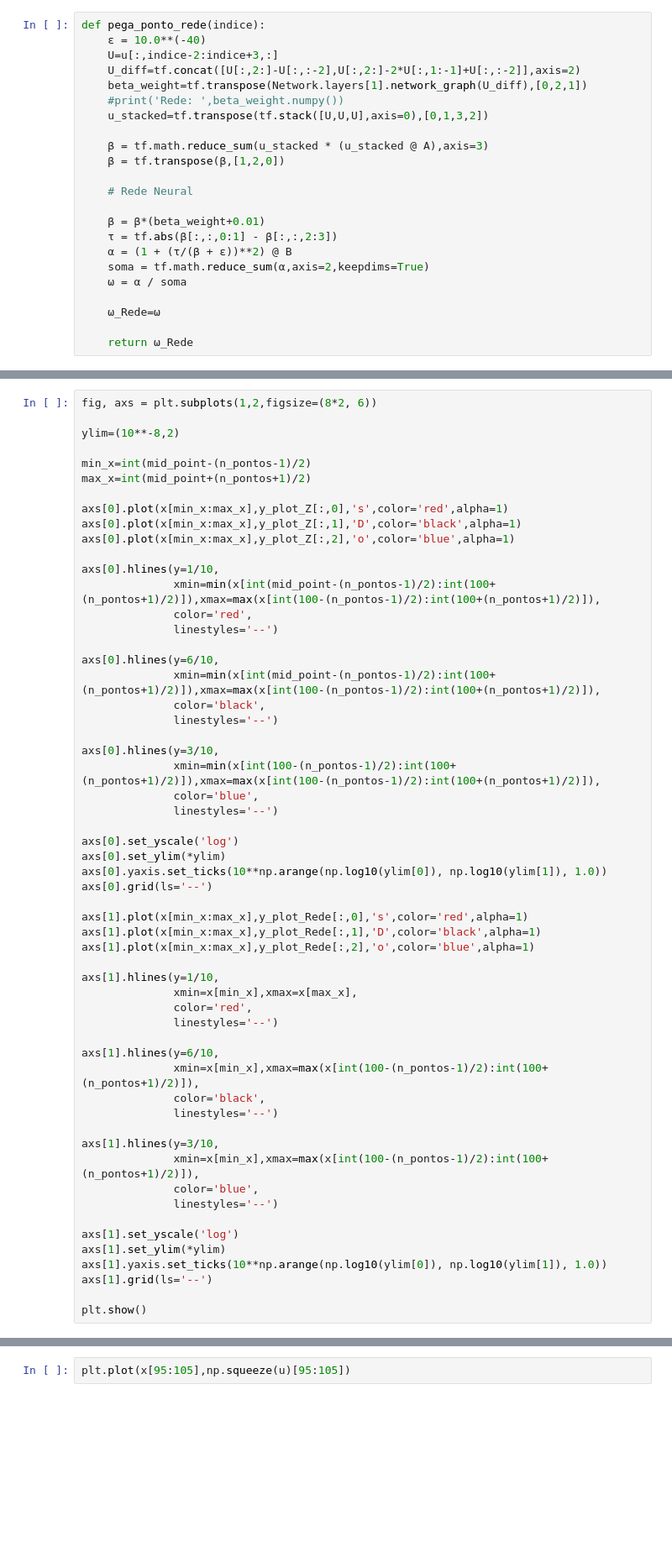
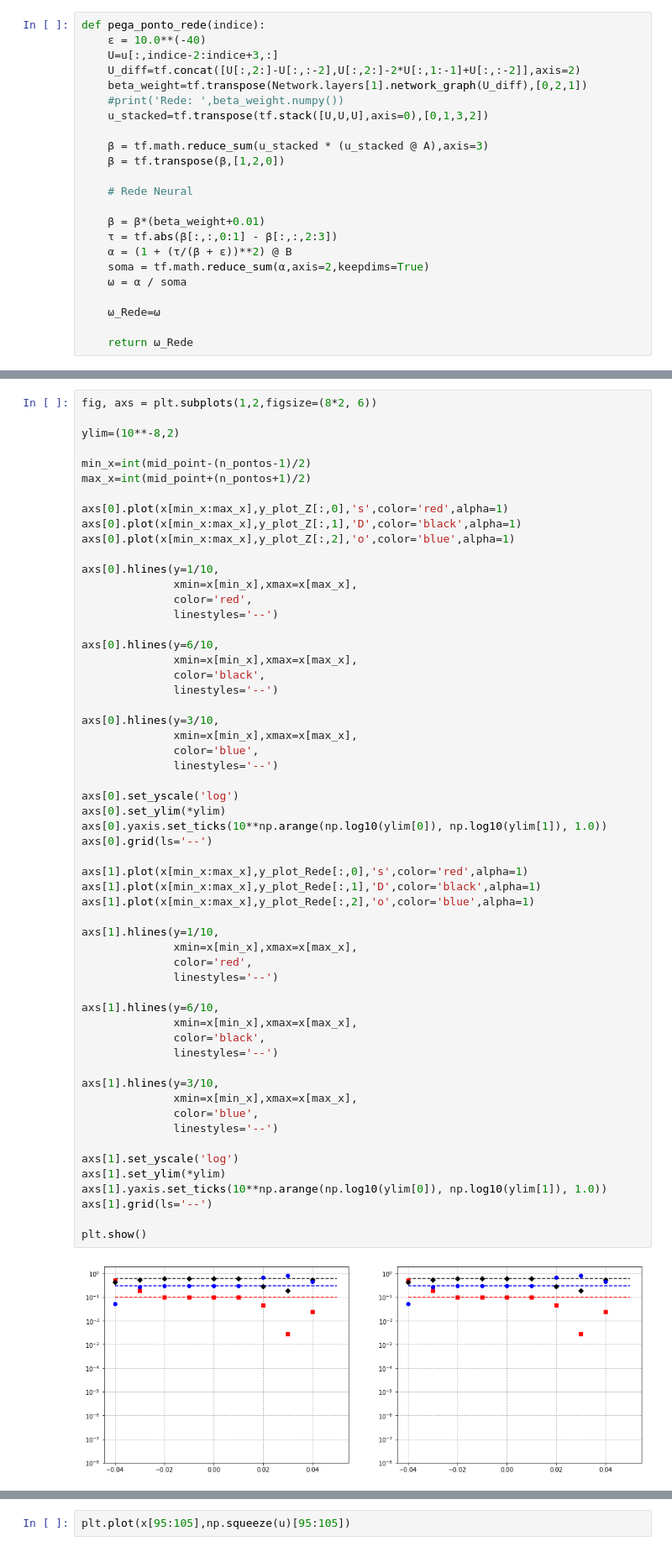
Before and after one commit to silvaneojunior/Top_mat_A, a Jupyter notebook: Grafico artigo WENO Z.ipynb, the cells around one changed output, grey strips where cells are left out. Shown at 84% size. Cells and saved outputs as stored; diff of their text form; blank space fills up the shorter version.

```diff
--- a/Grafico artigo WENO Z.ipynb
+++ b/Grafico artigo WENO Z.ipynb
@@ -288,50 +295,52 @@ axs[0].plot(x[min_x:max_x],y_plot_Z[:,1],'D',color='black',alpha=1)
 axs[0].plot(x[min_x:max_x],y_plot_Z[:,2],'o',color='blue',alpha=1)
 
 axs[0].hlines(y=1/10,
-              xmin=min(x[int(mid_point-(n_pontos-1)/2):int(100+(n_pontos+1)/2)]),xmax=max(x[int(100-(n_pontos-1)/2):int(100+(n_pontos+1)/2)]),
+              xmin=x[min_x],xmax=x[max_x],
               color='red',
               linestyles='--')
 
 axs[0].hlines(y=6/10,
-              xmin=min(x[int(mid_point-(n_pontos-1)/2):int(100+(n_pontos+1)/2)]),xmax=max(x[int(100-(n_pontos-1)/2):int(100+(n_pontos+1)/2)]),
+              xmin=x[min_x],xmax=x[max_x],
               color='black',
               linestyles='--')
 
 axs[0].hlines(y=3/10,
-              xmin=min(x[int(100-(n_pontos-1)/2):int(100+(n_pontos+1)/2)]),xmax=max(x[int(100-(n_pontos-1)/2):int(100+(n_pontos+1)/2)]),
+              xmin=x[min_x],xmax=x[max_x],
               color='blue',
               linestyles='--')
 
 axs[0].set_yscale('log')
 axs[0].set_ylim(*ylim)
 axs[0].yaxis.set_ticks(10**np.arange(np.log10(ylim[0]), np.log10(ylim[1]), 1.0))
 axs[0].grid(ls='--')
 
 axs[1].plot(x[min_x:max_x],y_plot_Rede[:,0],'s',color='red',alpha=1)
 axs[1].plot(x[min_x:max_x],y_plot_Rede[:,1],'D',color='black',alpha=1)
 axs[1].plot(x[min_x:max_x],y_plot_Rede[:,2],'o',color='blue',alpha=1)
 
 axs[1].hlines(y=1/10,
               xmin=x[min_x],xmax=x[max_x],
               color='red',
               linestyles='--')
 
 axs[1].hlines(y=6/10,
-              xmin=x[min_x],xmax=max(x[int(100-(n_pontos-1)/2):int(100+(n_pontos+1)/2)]),
+              xmin=x[min_x],xmax=x[max_x],
               color='black',
               linestyles='--')
 
 axs[1].hlines(y=3/10,
-              xmin=x[min_x],xmax=max(x[int(100-(n_pontos-1)/2):int(100+(n_pontos+1)/2)]),
+              xmin=x[min_x],xmax=x[max_x],
               color='blue',
               linestyles='--')
 
 axs[1].set_yscale('log')
 axs[1].set_ylim(*ylim)
 axs[1].yaxis.set_ticks(10**np.arange(np.log10(ylim[0]), np.log10(ylim[1]), 1.0))
 axs[1].grid(ls='--')
 
 plt.show()
+# %% [output]
+[figure, added]
 # %%
 f_test=lambda x: -tf.math.sin(np.pi*x)-0.5*x**3+tf.where(x<0,tf.constant(0.0,dtype=float_pres),tf.constant(1.0,dtype=float_pres))
 
```
Also changed, not shown: parts of 5 cells of this notebook, 4 other files.
